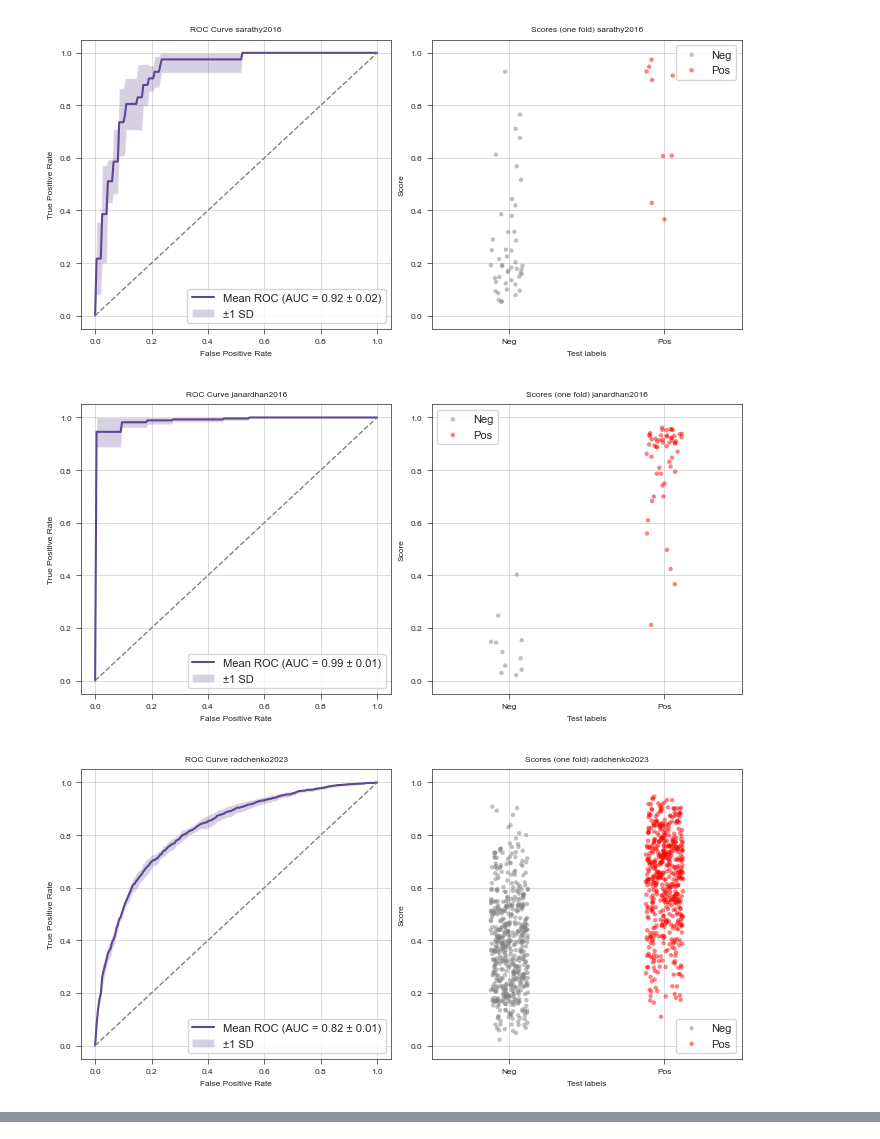
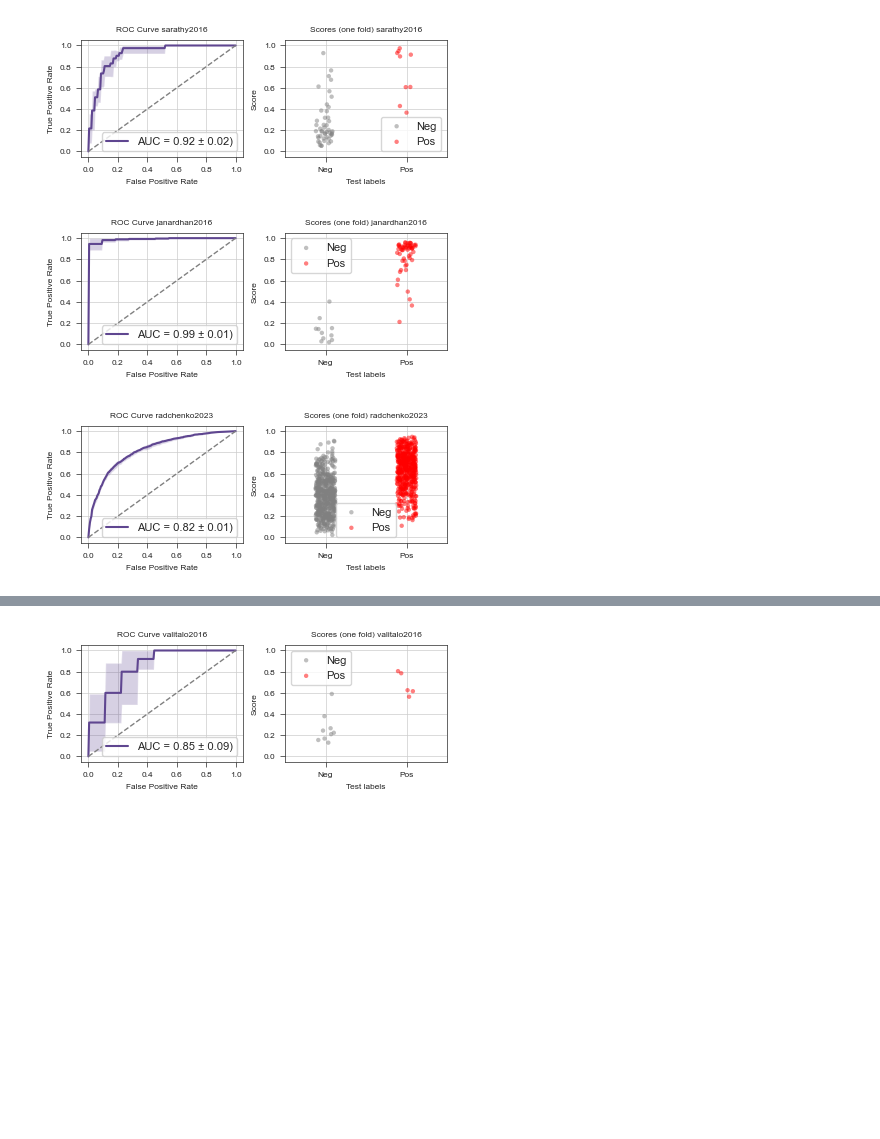
Before and after one commit to ersilia-os/ai2050-mtb-penetration, a Jupyter notebook: notebooks/01_ml_performance.ipynb, the cells around one changed output, grey strips where cells are left out. Saved outputs shown, nothing was run; the diff lists cells and outputs as text; code cells hidden in the pictures; blank space fills up the shorter version.

Commit message:
add valitalo & logp

```diff
--- a/notebooks/01_ml_performance.ipynb
+++ b/notebooks/01_ml_performance.ipynb
@@ -7,7 +7,7 @@ import stylia as st
 
 MODELPATH = "../models/"
 
-datasets = ["sarathy2016", "janardhan2016", "radchenko2023", "lepori2025_mtb", "lepori2025_msm"]
+datasets = ["sarathy2016", "janardhan2016", "radchenko2023", "lepori2025_mtb", "lepori2025_msm", "valitalo2016"]
 
 def load_report(dataset):
     path = os.path.join(MODELPATH, f"report_{dataset}.json")
@@ -46,11 +46,11 @@ def plot_roc_curve(ax, folds, d):
     std_auc  = np.std(aucs)
 
     ax.plot(mean_fpr, mean_tpr, lw=1.5,
-            label=f"Mean ROC (AUC = {mean_auc:.2f} ± {std_auc:.2f})")
+            label=f"AUC = {mean_auc:.2f} ± {std_auc:.2f})")
     ax.fill_between(mean_fpr,
                     np.maximum(mean_tpr - std_tpr, 0),
                     np.minimum(mean_tpr + std_tpr, 1),
-                    alpha=0.25, label="±1 SD")
+                    alpha=0.25)
     ax.plot([0, 1], [0, 1], "--", color="gray", lw=1)
     ax.set_title(f"ROC Curve {d}")
     ax.set_xlabel("False Positive Rate")
@@ -63,6 +63,10 @@ def plot_swarm(ax, y_true, y_hat, d):
     y_hat  = np.asarray(y_hat,  dtype=float)
     y0 = y_hat[y_true == 0]
     y1 = y_hat[y_true == 1]
+    if len(y0) > 500:
+        y0 = y0[:500]
+    if len(y1) > 500:
+        y1 = y1[:500]
     rng = np.random.default_rng(42)
     rng.shuffle(y0); rng.shuffle(y1)
 
@@ -82,13 +86,13 @@ def plot_swarm(ax, y_true, y_hat, d):
 # %%
 for d in datasets:
     folds = load_report(d)
-    fig, axs = st.create_figure(1,2)
+    fig, axs = st.create_figure(1,2, width=st.ONE_COLUMN_WIDTH*1.2, height=st.ONE_COLUMN_WIDTH/2)
     ax = axs.next()
     plot_roc_curve(ax, folds, d)
     ax = axs.next()
     plot_swarm(ax, folds[0][0],folds[0][1], d)
     st.save_figure(f"../output/plots/{d}_performance.png")
 # %% [output]
-[figure, old version]
+[figure, new version]
-[figure, old version]
+[figure, new version]
-[figure, old version]
+[figure, new version]
@@ -96,0 +101 @@ for d in datasets:
+[figure, added]
```
Also changed, not shown: parts of 1 cell of this notebook, 39 other files.
